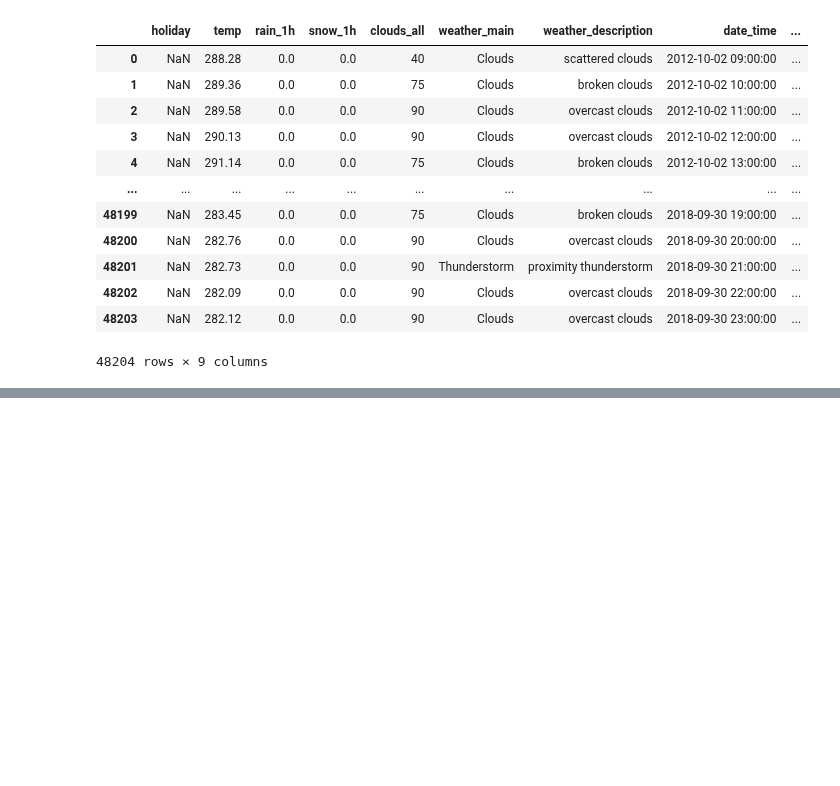
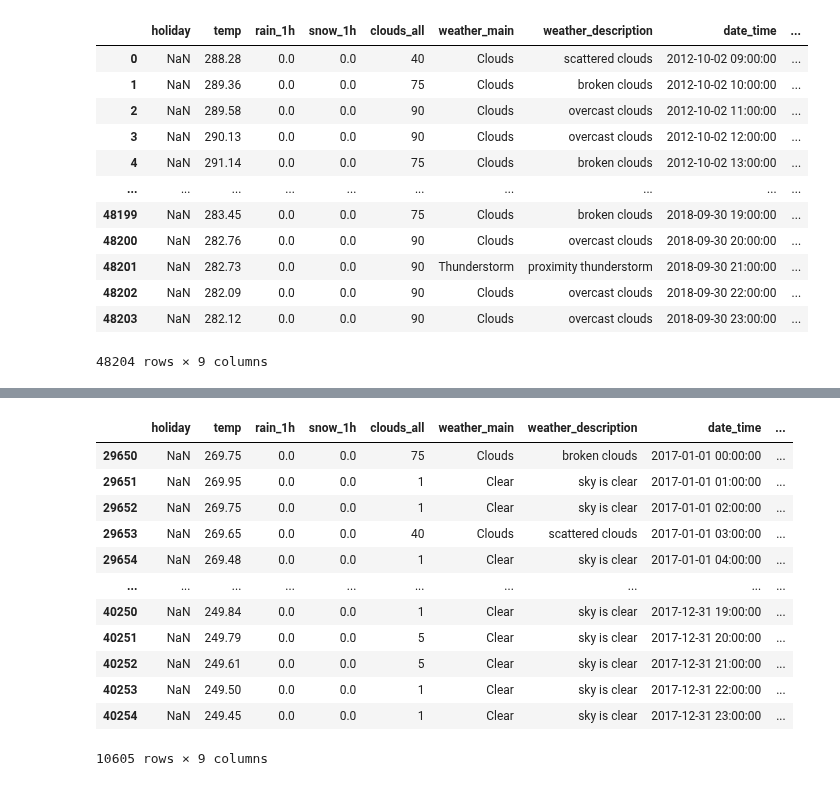
Before and after one commit to StefanFSmid/ASDA_2025_Group_3_Porfolio, a Jupyter notebook: notebooks/week_08_group_3_notebook.ipynb, the cells around one changed output, grey strips where cells are left out. Drawn from its saved outputs; the diff is of its cells as text; code cells hidden in the pictures; blank space fills up the shorter version.

```diff
--- a/notebooks/week_08_group_3_notebook.ipynb
+++ b/notebooks/week_08_group_3_notebook.ipynb
@@ -30,0 +147,4 @@ traffic_df
+# %%
+# Filter data for the year 2017
+traffic2017_df = traffic_df[traffic_df["date_time"].dt.year == 2017].copy()
+traffic2017_df.info()
@@ -30,0 +168,16 @@ traffic_df
+# %%
+traffic2017_df
+# %% [output]
+|  | holiday | temp | rain_1h | snow_1h | clouds_all | weather_main | weather_description | date_time | ... |
+| 29650 | NaN | 269.75 | 0.0 | 0.0 | 75 | Clouds | broken clouds | 2017-01-01 00:00:00 | ... |
+| 29651 | NaN | 269.95 | 0.0 | 0.0 | 1 | Clear | sky is clear | 2017-01-01 01:00:00 | ... |
+| 29652 | NaN | 269.75 | 0.0 | 0.0 | 1 | Clear | sky is clear | 2017-01-01 02:00:00 | ... |
+| 29653 | NaN | 269.65 | 0.0 | 0.0 | 40 | Clouds | scattered clouds | 2017-01-01 03:00:00 | ... |
+| 29654 | NaN | 269.48 | 0.0 | 0.0 | 1 | Clear | sky is clear | 2017-01-01 04:00:00 | ... |
+| ... | ... | ... | ... | ... | ... | ... | ... | ... | ... |
+| 40250 | NaN | 249.84 | 0.0 | 0.0 | 1 | Clear | sky is clear | 2017-12-31 19:00:00 | ... |
+| 40251 | NaN | 249.79 | 0.0 | 0.0 | 5 | Clear | sky is clear | 2017-12-31 20:00:00 | ... |
+| 40252 | NaN | 249.61 | 0.0 | 0.0 | 5 | Clear | sky is clear | 2017-12-31 21:00:00 | ... |
+| 40253 | NaN | 249.50 | 0.0 | 0.0 | 1 | Clear | sky is clear | 2017-12-31 22:00:00 | ... |
+| 40254 | NaN | 249.45 | 0.0 | 0.0 | 1 | Clear | sky is clear | 2017-12-31 23:00:00 | ... |
+10605 rows × 9 columns
```
Also changed, not shown: parts of 20 cells of this notebook.
